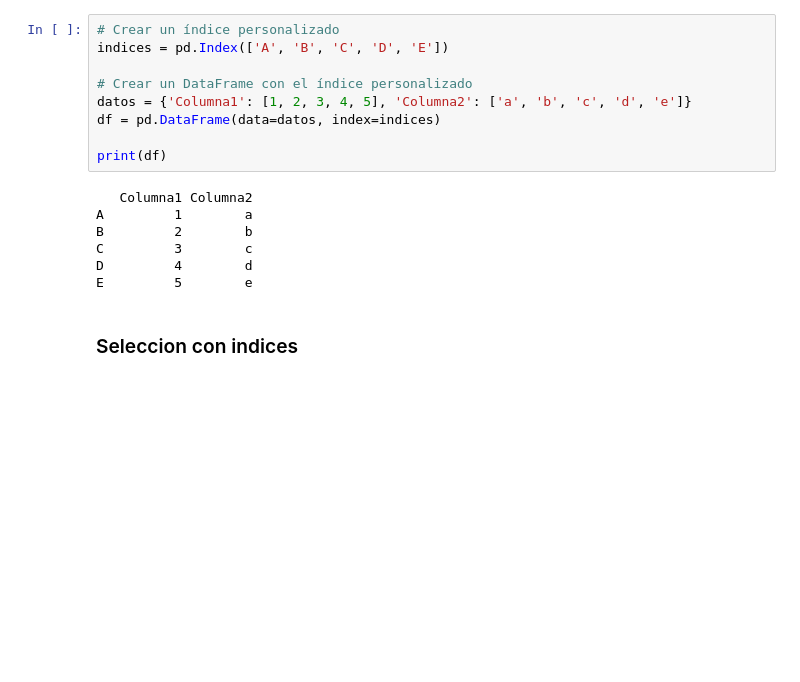
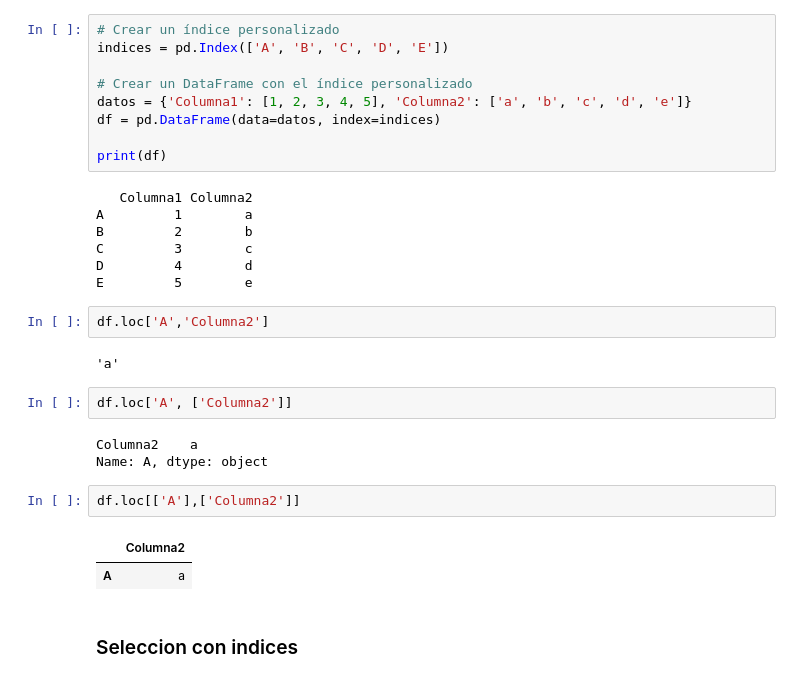
Before and after one commit to sonder-art/fdd_p24, a Jupyter notebook: tareas/6002_jdl/pandas/03_pandas_indices_ts.ipynb, the cells around one changed output. Drawn from its saved outputs; the diff is of its cells as text; blank space fills up the shorter version.

```diff
--- a/tareas/6002_jdl/pandas/03_pandas_indices_ts.ipynb
+++ b/tareas/6002_jdl/pandas/03_pandas_indices_ts.ipynb
@@ -166,6 +171,20 @@ B         2        b
 C         3        c
 D         4        d
 E         5        e
+# %%
+df.loc['A','Columna2']
+# %% [output]
+'a'
+# %%
+df.loc['A', ['Columna2']]
+# %% [output]
+Columna2    a
+Name: A, dtype: object
+# %%
+df.loc[['A'],['Columna2']]
+# %% [output]
+|  | Columna2 |
+| A | a |
 # %% [markdown]
 ### Seleccion con indices
 # %%
```
Also changed, not shown: parts of 3 cells of this notebook.
